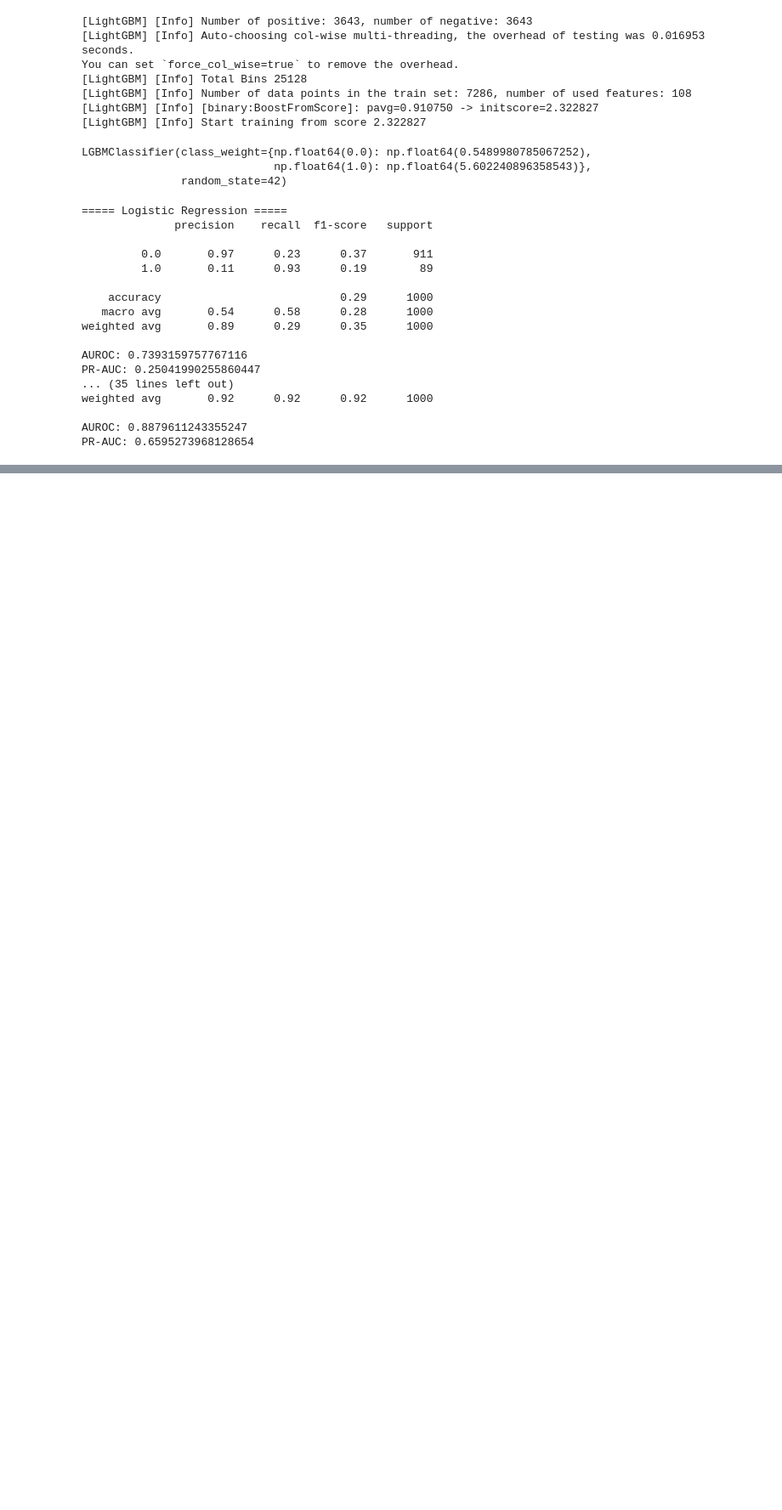
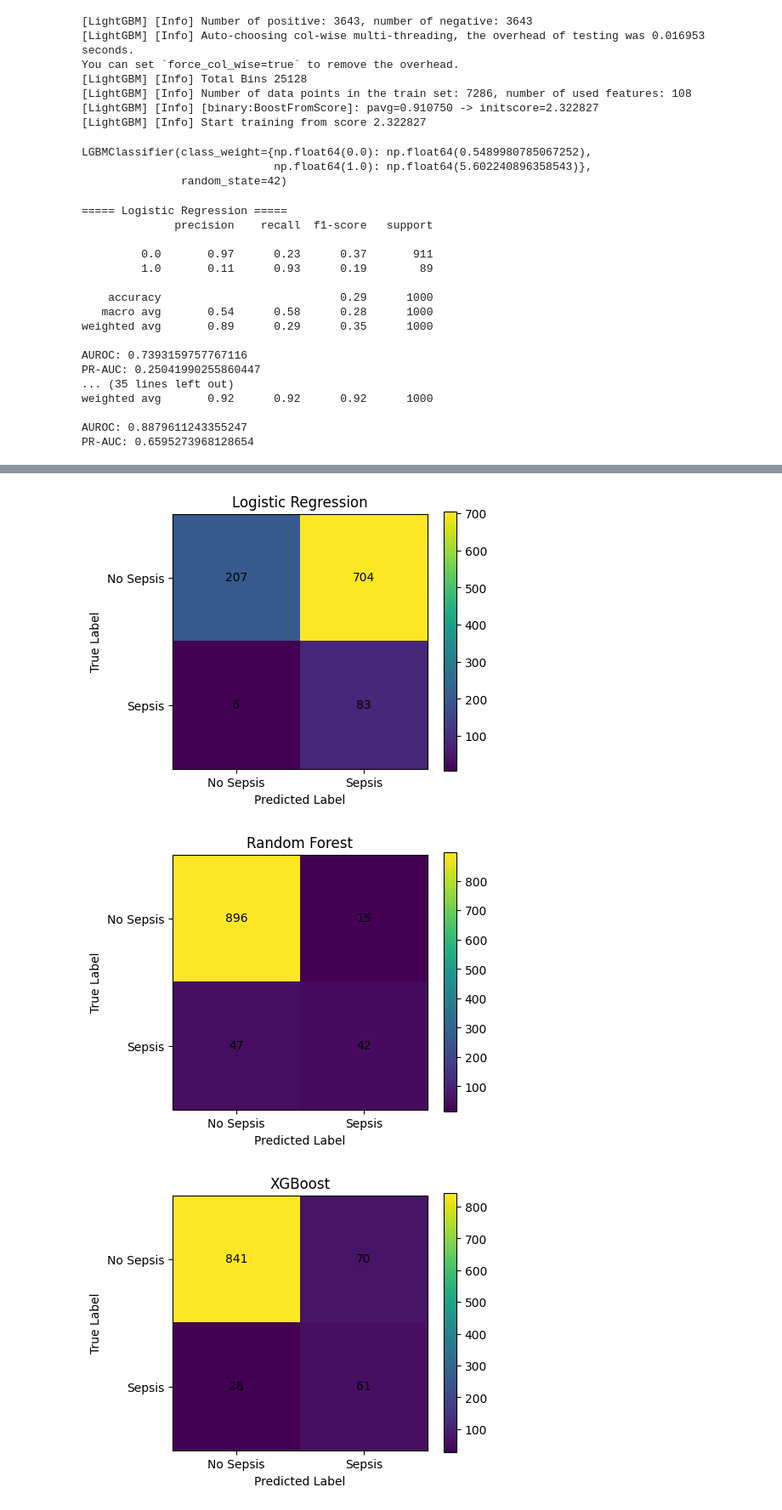
Before and after one commit to suvarnaj3/early_sepsis_prediction, a Jupyter notebook: SMOTE_+_Class_Weights_sepsis.ipynb, the cells around one changed output, grey strips where cells are left out. Shown at 85% size. Drawn from its saved outputs; the diff is of its cells as text; code cells hidden in the pictures; blank space fills up the shorter version.

```diff
--- a/SMOTE_+_Class_Weights_sepsis.ipynb
+++ b/SMOTE_+_Class_Weights_sepsis.ipynb
@@ -299,0 +334,33 @@ PR-AUC: 0.6595273968128654
+# %%
+def plot_cm_pretty(model, X_test, y_test, model_name):
+    y_pred = model.predict(X_test)
+    cm = confusion_matrix(y_test, y_pred)
+
+    plt.figure(figsize=(5,4))
+    plt.imshow(cm, interpolation='nearest')
+    plt.title(f"{model_name}")
+    plt.colorbar()
+
+    classes = ["No Sepsis", "Sepsis"]
+    tick_marks = range(len(classes))
+
+    plt.xticks(tick_marks, classes)
+    plt.yticks(tick_marks, classes)
+
+    for i in range(len(classes)):
+        for j in range(len(classes)):
+            plt.text(j, i, cm[i, j], ha="center", va="center")
+
+    plt.xlabel("Predicted Label")
+    plt.ylabel("True Label")
+    plt.tight_layout()
+    plt.show()
+# %%
+plot_cm_pretty(lr, X_test, y_test, "Logistic Regression")
+plot_cm_pretty(rf, X_test, y_test, "Random Forest")
+plot_cm_pretty(xgb, X_test, y_test, "XGBoost")
+plot_cm_pretty(lgbm, X_test, y_test, "LightGBM")
+# %% [output]
+[figure, added]
+[figure, added]
+[figure, added]
```
Also changed, not shown: parts of 16 cells of this notebook.
